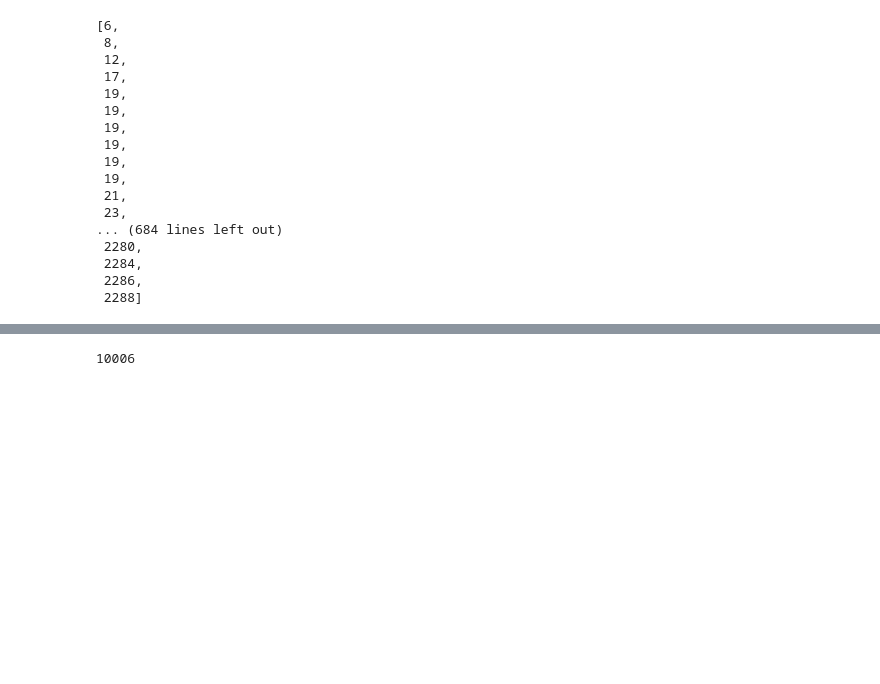
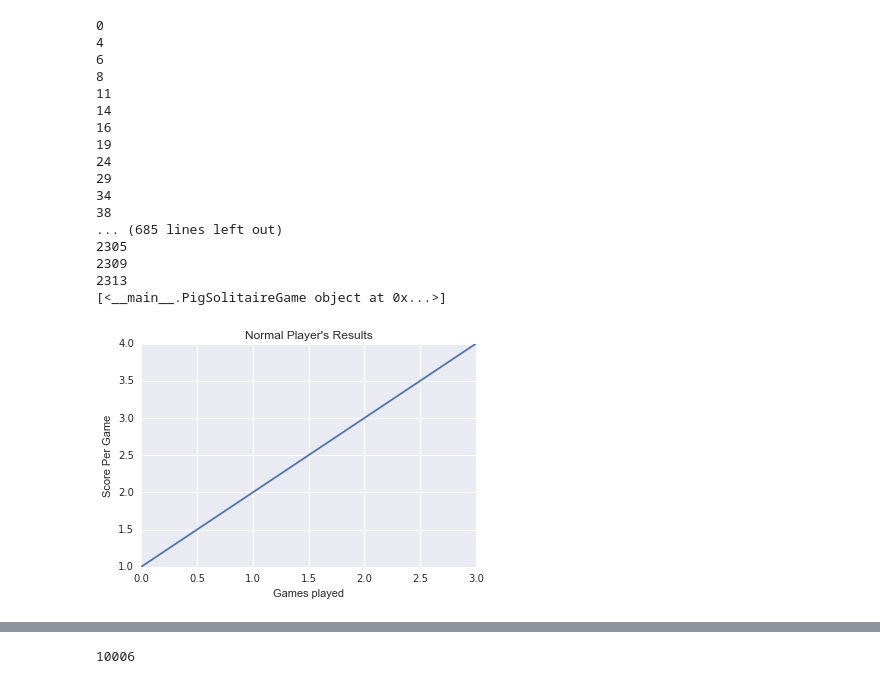
Before and after one commit to RyanOakes/ultimate-pig, a Jupyter notebook: ultimate-pig.ipynb, the cells around one changed output, grey strips where cells are left out. Drawn from its saved outputs; the diff is of its cells as text; code cells hidden in the pictures; blank space fills up the shorter version.

Commit message:
Graph uploads and list improvements

```diff
--- a/ultimate-pig.ipynb
+++ b/ultimate-pig.ipynb
@@ -64,22 +73,32 @@ class PigYolo(Player):
 game = PigSolitaireGame(Player())
 
 game.play_game()
+
+print(main_player_list)
 # %% [output]
-[6,
- 8,
- 12,
- 17,
- 19,
- 19,
- 19,
- 19,
- 19,
- 19,
- 21,
- 23,
-... (684 lines left out)
- 2280,
- 2284,
- 2286,
- 2288]
+0
+4
+6
+8
+11
+14
+16
+19
+24
+29
+34
+38
+... (685 lines left out)
+2305
+2309
+2313
+[<__main__.PigSolitaireGame object at 0x...>]
+# %%
+plt.plot([1,2,3,4])
+plt.xlabel('Games played')
+plt.ylabel('Score Per Game')
+plt.title("Normal Player's Results")
+plt.show()
+# %% [output]
+[figure, added]
 # %%
```
Also changed, not shown: parts of 8 cells of this notebook.
